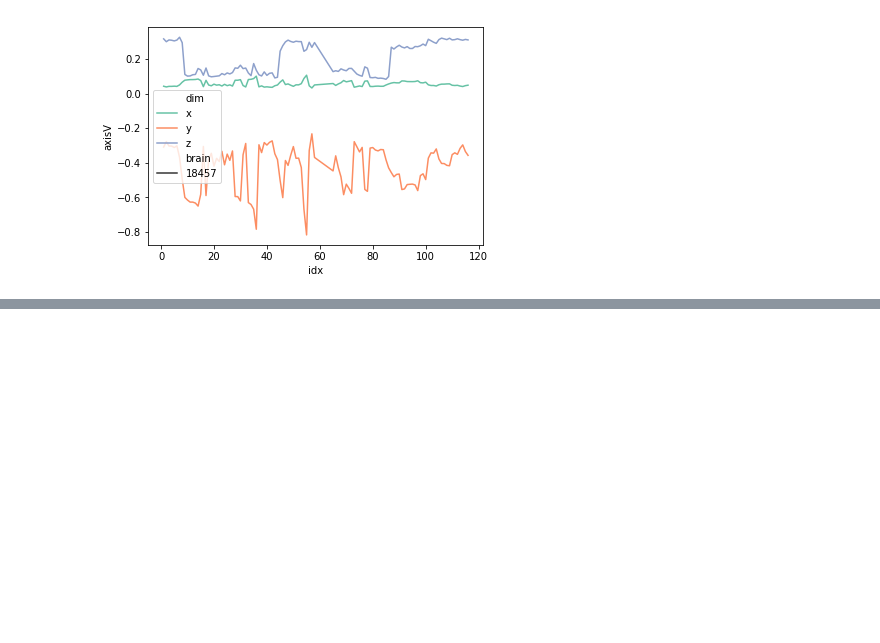
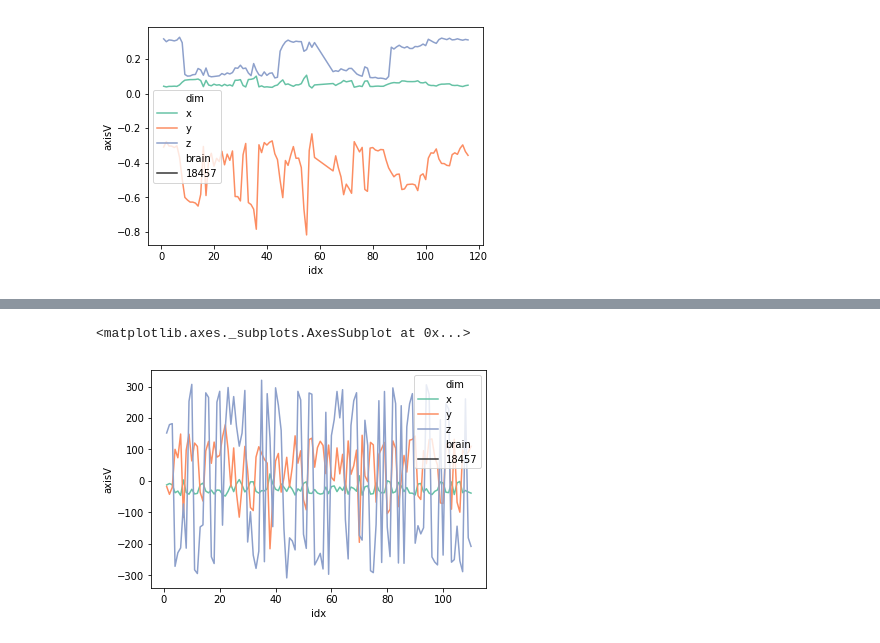
Before and after one commit to zijun-zhao/NMTcode, a Jupyter notebook: Code/compareAHUwSEU.ipynb, the cells around one changed output, grey strips where cells are left out. Drawn from its saved outputs; the diff is of its cells as text; code cells hidden in the pictures; blank space fills up the shorter version.

```diff
--- a/Code/compareAHUwSEU.ipynb
+++ b/Code/compareAHUwSEU.ipynb
@@ -1041,0 +1169,5 @@ sns.lineplot(x='idx', y= 'axisV',hue='dim',style='brain',data=affILL3[affILL3['b
+# %%
+sns.lineplot(x='idx', y= 'axisV',hue='dim',style='brain',data=affILL4[affILL4['brain']==18457], palette="Set2")
+# %% [output]
+<matplotlib.axes._subplots.AxesSubplot at 0x...>
+[figure, added]
```
Also changed, not shown: parts of 7 cells of this notebook.
